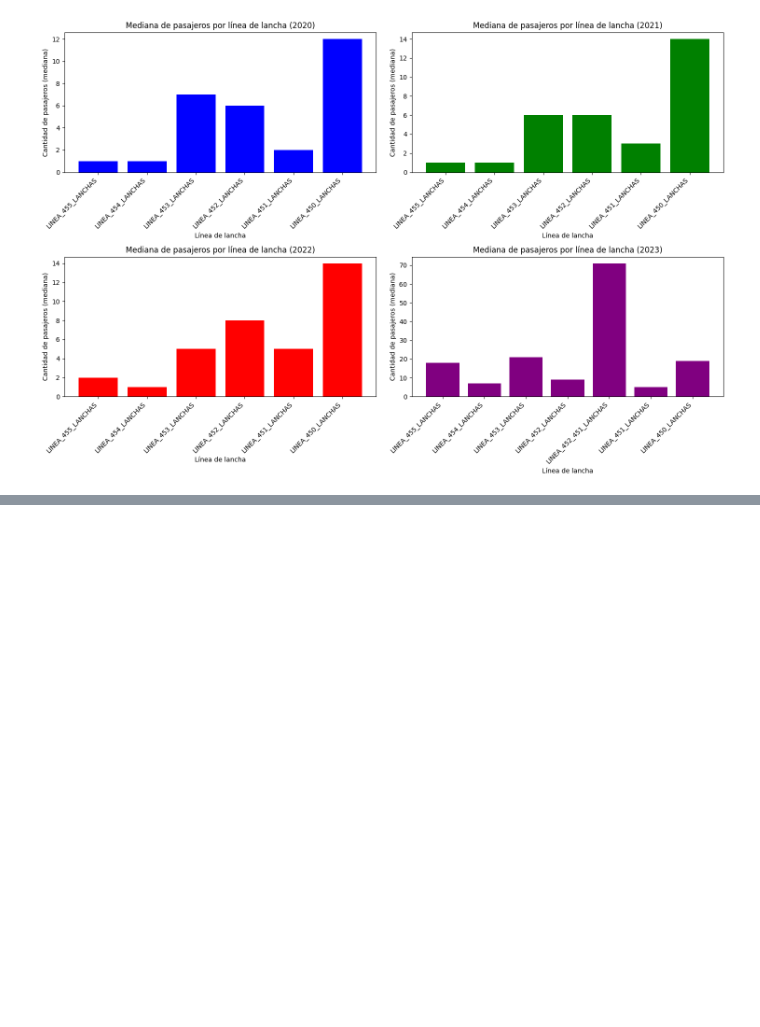
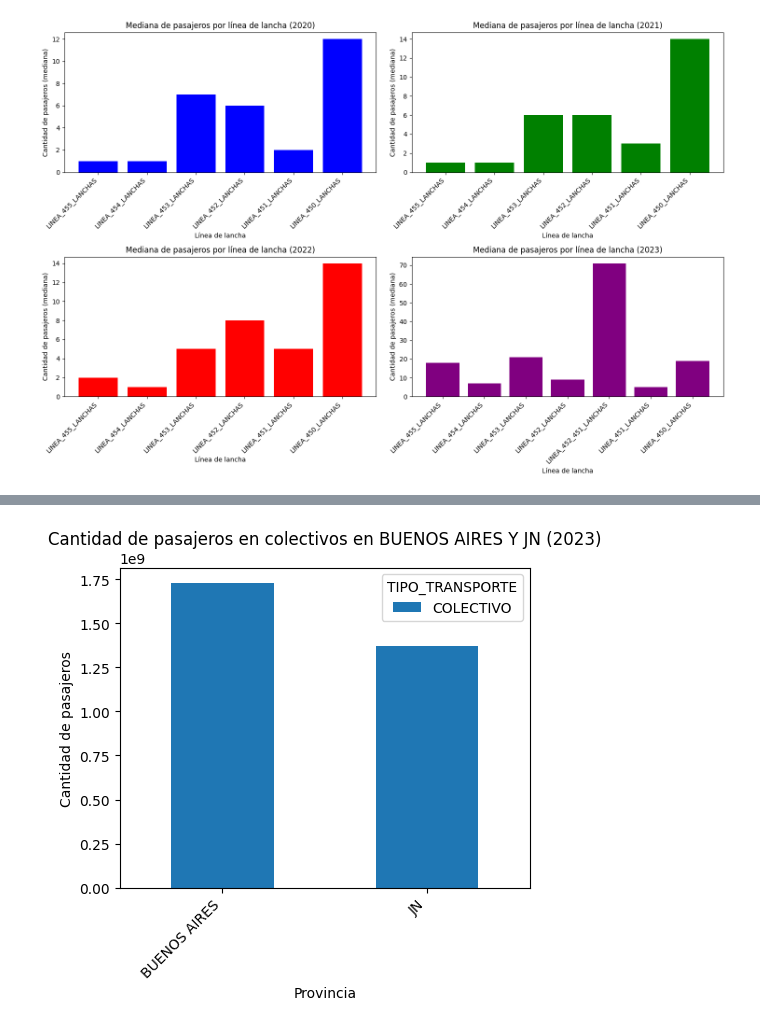
Before and after one commit to alejoGonc/labo_tp1, a Jupyter notebook: main.ipynb, the cells around one changed output, grey strips where cells are left out. Cells and saved outputs as stored; diff of their text form; code cells hidden in the pictures; blank space fills up the shorter version.

```diff
--- a/main.ipynb
+++ b/main.ipynb
@@ -176,0 +140,15 @@ plt.show()
+# %%
+datosSoloBAJN = dataset_sube[dataset_sube["TIPO_TRANSPORTE"]=="COLECTIVO"]
+datosSoloBAJN = datosSoloBAJN[(datosSoloBAJN["PROVINCIA"] == "JN") | (dataset_sube["PROVINCIA"] == "BUENOS AIRES")]
+datos_agrupados2 = datosSoloBAJN.groupby(['PROVINCIA', 'TIPO_TRANSPORTE'])['CANTIDAD'].sum().unstack()
+
+# Crear el gráfico de barras apiladas
+datos_agrupados2.plot(kind='bar', stacked=True, figsize=(5, 5))
+plt.title('Cantidad de pasajeros en colectivos en BUENOS AIRES Y JN (2023)')
+plt.xlabel('Provincia')
+plt.ylabel('Cantidad de pasajeros')
+plt.xticks(rotation=45, ha='right')
+plt.tight_layout()
+plt.show()
+# %% [output]
+[figure, added]
```
Also changed, not shown: parts of 4 cells of this notebook.
